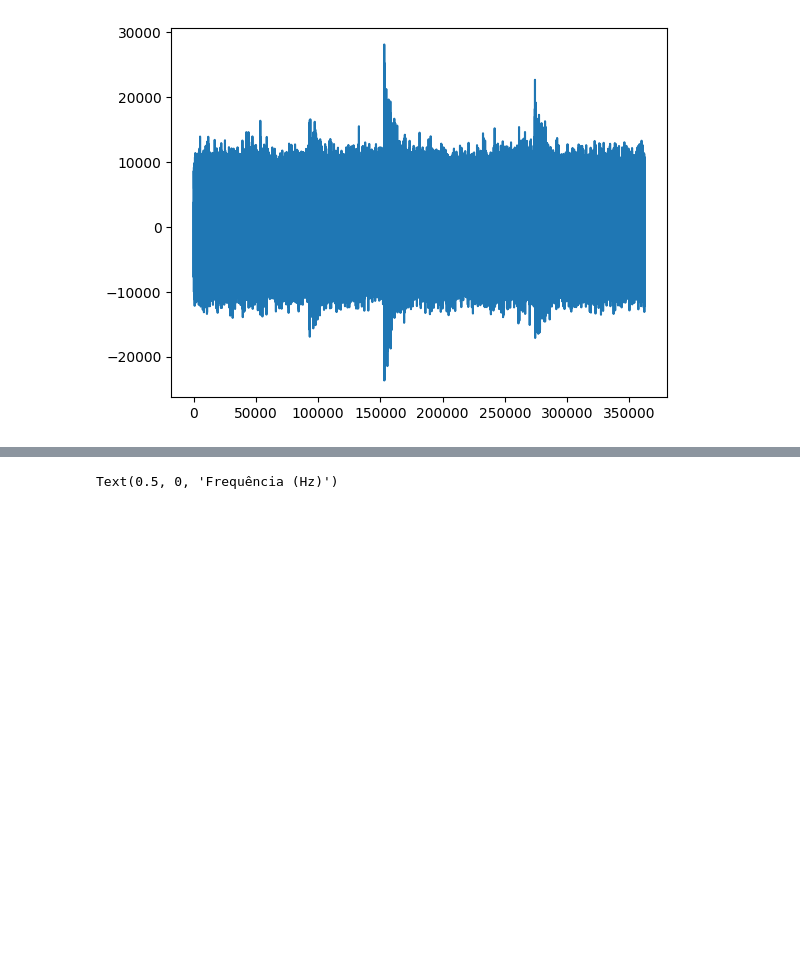
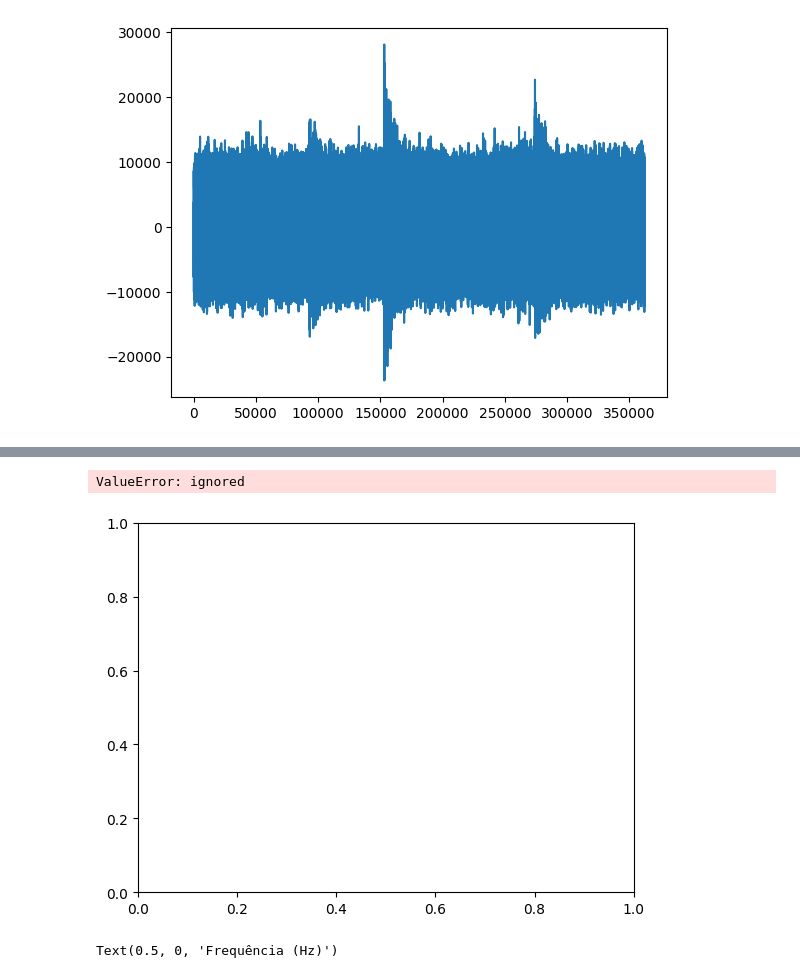
Before and after one commit to MatheusrCunha/PDS_1, a Jupyter notebook: Projeto_Final.ipynb, the cells around one changed output, grey strips where cells are left out. Drawn from its saved outputs; the diff is of its cells as text; code cells hidden in the pictures; blank space fills up the shorter version.

```diff
--- a/Projeto_Final.ipynb
+++ b/Projeto_Final.ipynb
@@ -34,3 +56,12 @@ Audio(audio, rate=fs_audio)
+# %%
+plt.pcolormesh(tempo, freq, 10 * np.log10(fm), shading='auto')
+plt.colorbar(label='Potência (dB/Hz)')
+plt.title('Densidade Espectral de Potência ao Longo do Tempo')
+plt.xlabel('Tempo (s)')
+plt.ylabel('Frequência (Hz)')
+# %% [output]
+ValueError: ignored
+[figure, added]
 # %%
 sinal_fft = np.fft.fft(audio)
 sinal_fft = abs(sinal_fft)
```
Also changed, not shown: parts of 10 cells of this notebook.
